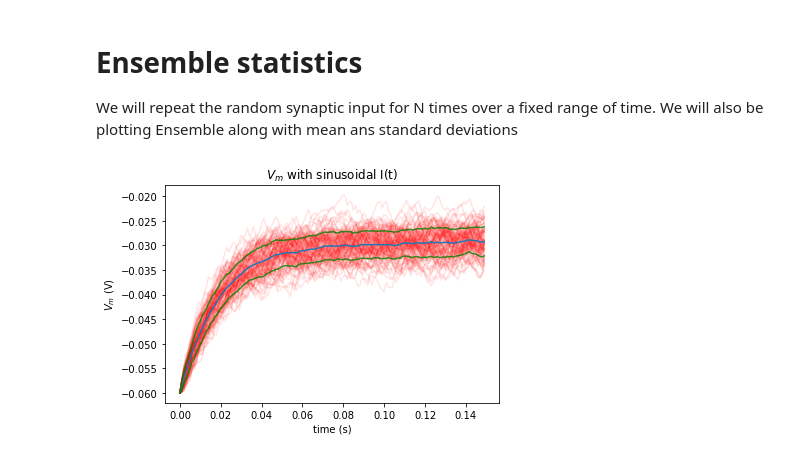
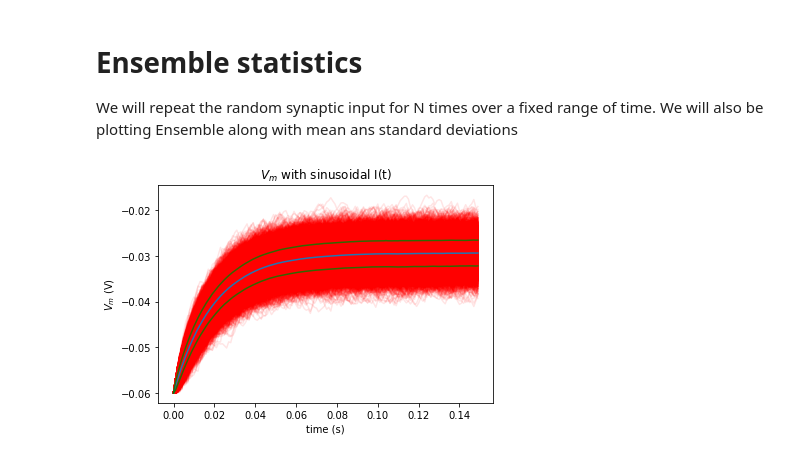
Before and after one commit to Blazkowiz47/NMA, a Jupyter notebook: refresher/barrier_potential_1.ipynb, the cells around one changed output. Drawn from its saved outputs; the diff is of its cells as text; code cells hidden in the pictures.

```diff
--- a/refresher/barrier_potential_1.ipynb
+++ b/refresher/barrier_potential_1.ipynb
@@ -89,7 +89,7 @@ plt.show()
 We will repeat the random synaptic input for N times over a fixed range of time.
 We will also be plotting Ensemble along with mean ans standard deviations
 # %%
-N = 100                      # Total realisations
+N = 10000                   # Total realisations
 step_end = int(t_max/dt)    # Total steps in one simulation
 # %%
 # collection of measured quantites over whole ensemble
@@ -104,31 +104,29 @@ for t in range(1,step_end):
 # %%
 
 plt.figure()
 plt.title('$V_m$ with sinusoidal I(t)')
 plt.xlabel('time (s)')
 plt.ylabel('$V_m$ (V)')
 
+I = i_mean*(1+ 0.1*np.sqrt(t_max/dt)*np.random.random([N,step_end])*2-1)
+for step in range(step_end):
+    if step == 0:
+        continue
+    V[:,step] = V[:,step-1] + dt/tau*(el-V[:,step-1]+ r*I[:,step-1])
 
 for n in range(N):
-    for step in range(step_end):
-        I[n][step] = i_mean*(1+ 0.1*np.sqrt(t_max/dt)*np.random.random()*2-1)
-        if step == 0:
-            continue
-        V[n][step] = V[n][step-1] + dt/tau*(el-V[n][step-1]+ r*I[n][step-1])
-
-
     plt.plot(T,V[n],'r',alpha=0.1,markersize=1)
 
 v_mean = V.mean(axis=0)
 v_sd = V - v_mean
 v_sd = np.power(v_sd,2)
 v_sd = v_sd.mean(axis=0)
 v_sd = np.power(v_sd,0.5)
 v_psd = v_mean + v_sd
 v_nsd = v_mean - v_sd
 plt.plot(T,v_mean,markersize=5)
 plt.plot(T,v_psd,'g', alpha=0.8, markersize=2)
 plt.plot(T,v_nsd,'g', alpha=0.8, markersize=2)
 plt.show()
 # %% [output]
-[figure, old version]
+[figure, new version]
```
Also changed, not shown: parts of 10 cells of this notebook, 3 other files.
